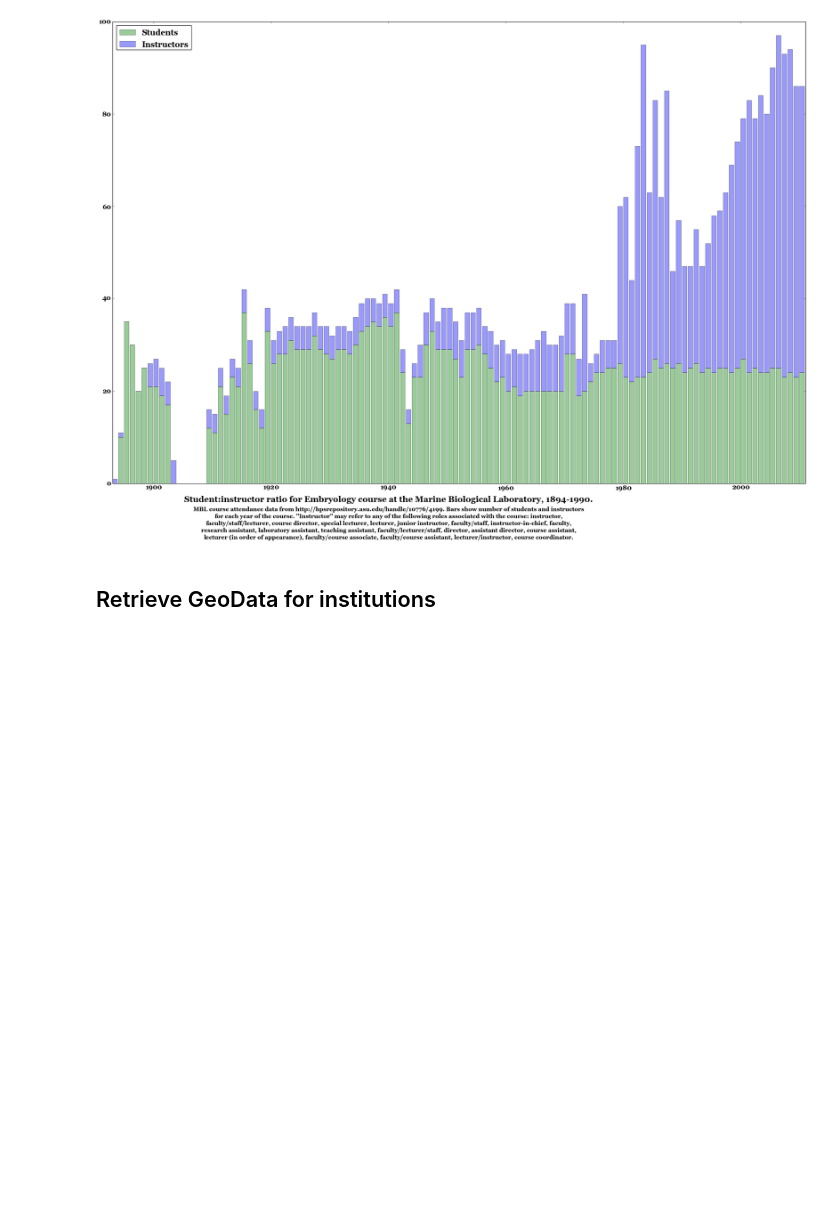
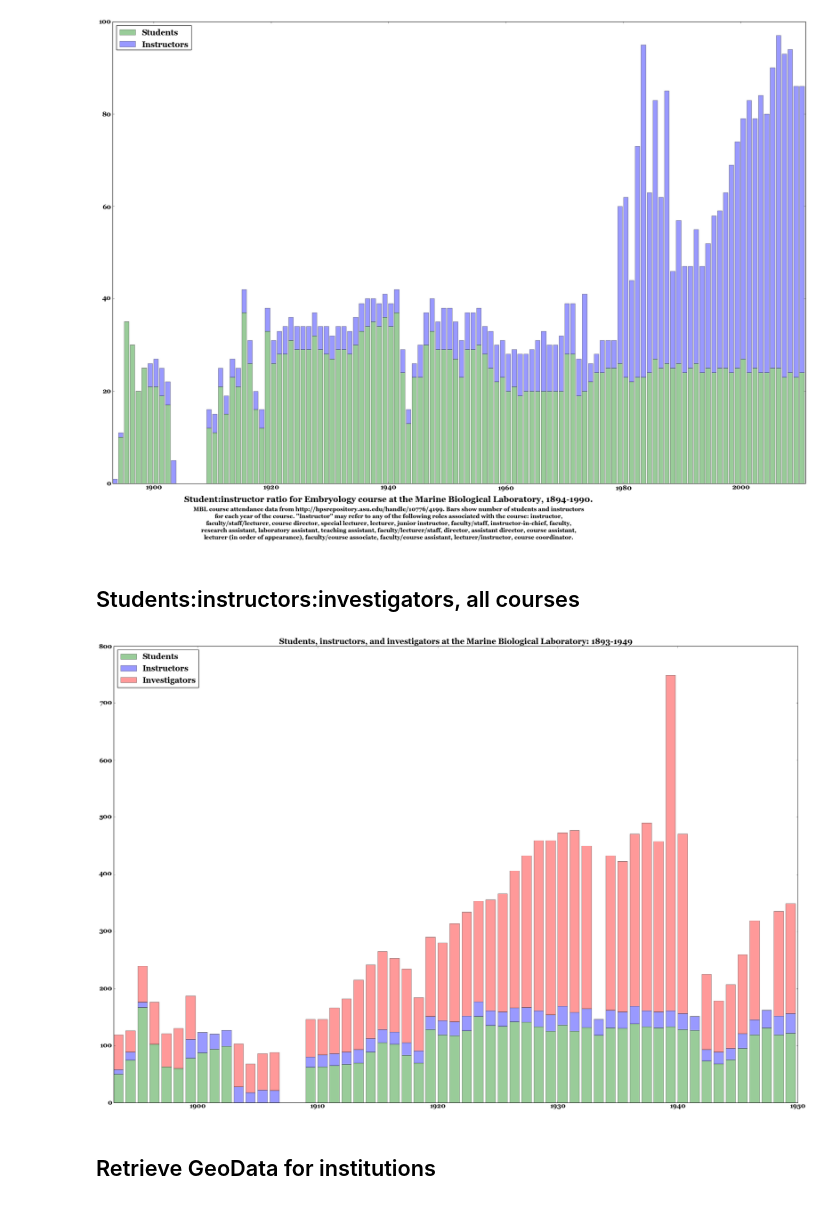
Before and after one commit to erickpeirson/MBL-course-data-visualizations, a Jupyter notebook: 2014-01-20 MBL Course Data.ipynb, the cells around one changed output. Drawn from its saved outputs; the diff is of its cells as text; code cells hidden in the pictures; blank space fills up the shorter version.

Commit message:
figure with students, instructors, and investigators (all)

```diff
--- a/2014-01-20 MBL Course Data.ipynb
+++ b/2014-01-20 MBL Course Data.ipynb
@@ -45,0 +46,2 @@ for sname in sheets:
+# %%
+instructor_filename = "./data/MBL_INVESTIGATOR_LIST.xlsx"
@@ -114,3 +141,5 @@ plt.legend(loc=2)
 plt.show()
 # %% [output]
 [figure]
+# %% [markdown]
+## Students:instructors:investigators, all courses
@@ -117,3 +163,41 @@ plt.show()
+# %%
+all_investigators = { k:0 for k in xrange(1888,1950) }
+for d in instructor_data:
+    if 1893 <= d['date'] <= 1949:
+        all_investigators[d['date']] += 1
+# %%
+instructor_y = np.array([ float(all_instructors[i]) for i in xrange(1893, 1950) ])
+student_y = np.array([ float(all_students[i]) for i in xrange(1893, 1950) ])
+investigators_y = np.array([ float(all_investigators[i]) for i in xrange(1893, 1950) ])
+ratio = ( student_y / ( instructor_y + 1 ) ) + 1
+
+fig = plt.figure(figsize=(30,20))
+ax1 = plt.subplot(1, 1, 1)
+font = {'family' : 'georgia',
+        'weight' : 'bold',
+        'size'   : 16}
+
+matplotlib.rc('font', **font)
+
+ax1.bar( range(1893,1950), student_y, lw=1, color='g', alpha=0.4, label='Students')
+ax1.bar( range(1893,1950), instructor_y, bottom=student_y, lw=1, color='b', alpha=0.4, label='Instructors')
+ax1.bar( range(1893,1950), investigators_y, bottom=instructor_y+student_y, lw=1, color='r', alpha=0.4, label='Investigators')
+
+#ax1.text(1940, -4, figure_title, horizontalalignment='center', fontsize=20)
+#ax1.text(1940, -12, figure_caption, horizontalalignment='center', fontsize=14, style='normal')
+
+plt.legend(loc=2)
+
+#ax2 = ax1.twinx()
+#ax2.set_yscale('log')
+#ax2.plot( range(1893,2000), ratio-1, 'k--', lw=6, alpha=0.6, label="Students : Instructors", dashes=(20, 10))
+plt.title('Students, instructors, and investigators at the Marine Biological Laboratory: 1893-1949')
+plt.xlim(1893,1950)
+plt.legend(loc=2)
+
+plt.show()
+# %% [output]
+[figure, added]
 # %% [markdown]
 ## Retrieve GeoData for institutions
 # %%
```
Also changed, not shown: parts of 5 cells of this notebook, 3 other files.
